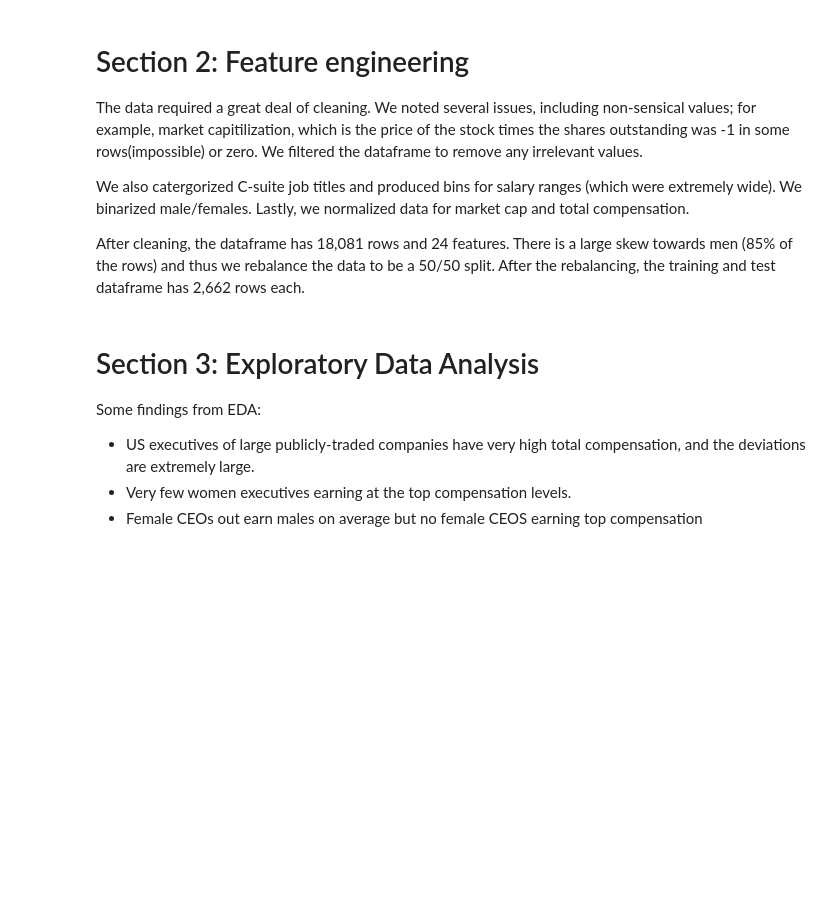
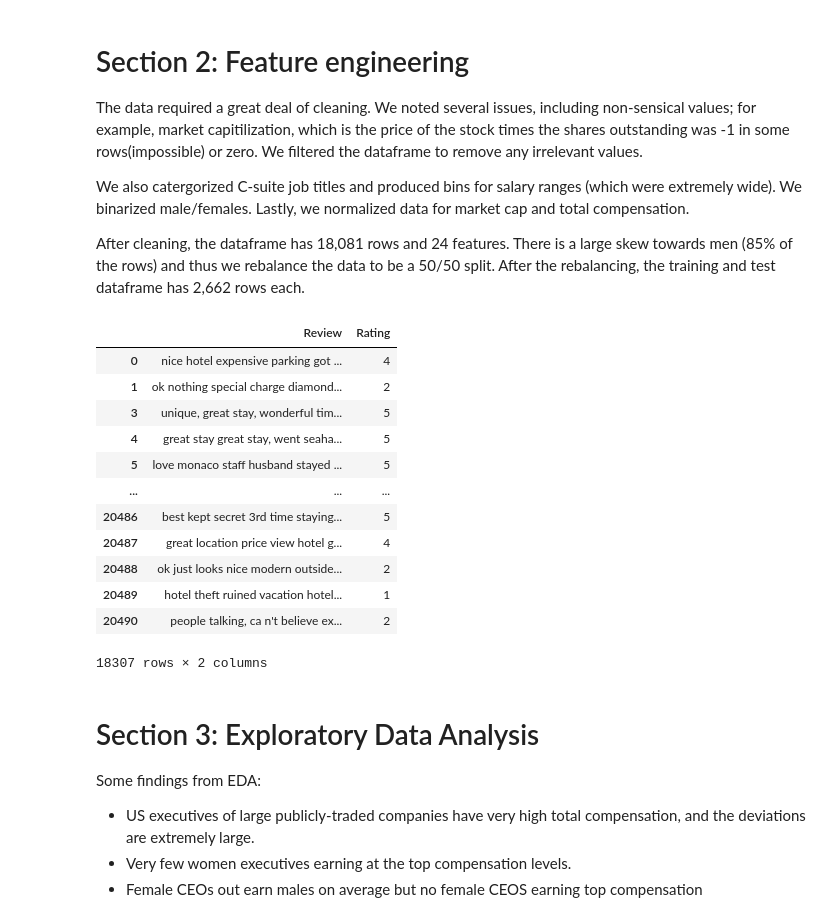
Before and after one commit to kevinyi901/W207, a Jupyter notebook: W207_Final.ipynb, the cells around one changed output. Cells and saved outputs as stored; diff of their text form; code cells hidden in the pictures; blank space fills up the shorter version.

```diff
--- a/W207_Final.ipynb
+++ b/W207_Final.ipynb
@@ -55,6 +67,27 @@ The data required a great deal of cleaning. We noted several issues, including n
 We also catergorized C-suite job titles and produced bins for salary ranges (which were extremely wide). We binarized male/females.  Lastly, we normalized data for market cap and total compensation.
 
 After cleaning, the dataframe has 18,081 rows and 24 features. There is a large skew towards men (85% of the rows) and thus we rebalance the data to be a 50/50 split.  After the rebalancing, the training and test dataframe has 2,662 rows each.
+# %%
+#Data Cleaning
+#checking null values
+missing_values = data['Rating'].isnull().any() or data['Review'].isnull().any() # equals False
+#There are no missing values in either data column.
+biased_reviews = data[data['Rating'] != 3] # only considering reviews that contain a positive or negative bias
+biased_reviews
+# %% [output]
+|  | Review | Rating |
+| 0 | nice hotel expensive parking got ... | 4 |
+| 1 | ok nothing special charge diamond... | 2 |
+| 3 | unique, great stay, wonderful tim... | 5 |
+| 4 | great stay great stay, went seaha... | 5 |
+| 5 | love monaco staff husband stayed ... | 5 |
+| ... | ... | ... |
+| 20486 | best kept secret 3rd time staying... | 5 |
+| 20487 | great location price view hotel g... | 4 |
+| 20488 | ok just looks nice modern outside... | 2 |
+| 20489 | hotel theft ruined vacation hotel... | 1 |
+| 20490 | people talking, ca n't believe ex... | 2 |
+18307 rows × 2 columns
 # %% [markdown]
 # Section 3: Exploratory Data Analysis
 
```
Also changed, not shown: parts of 6 cells of this notebook.
